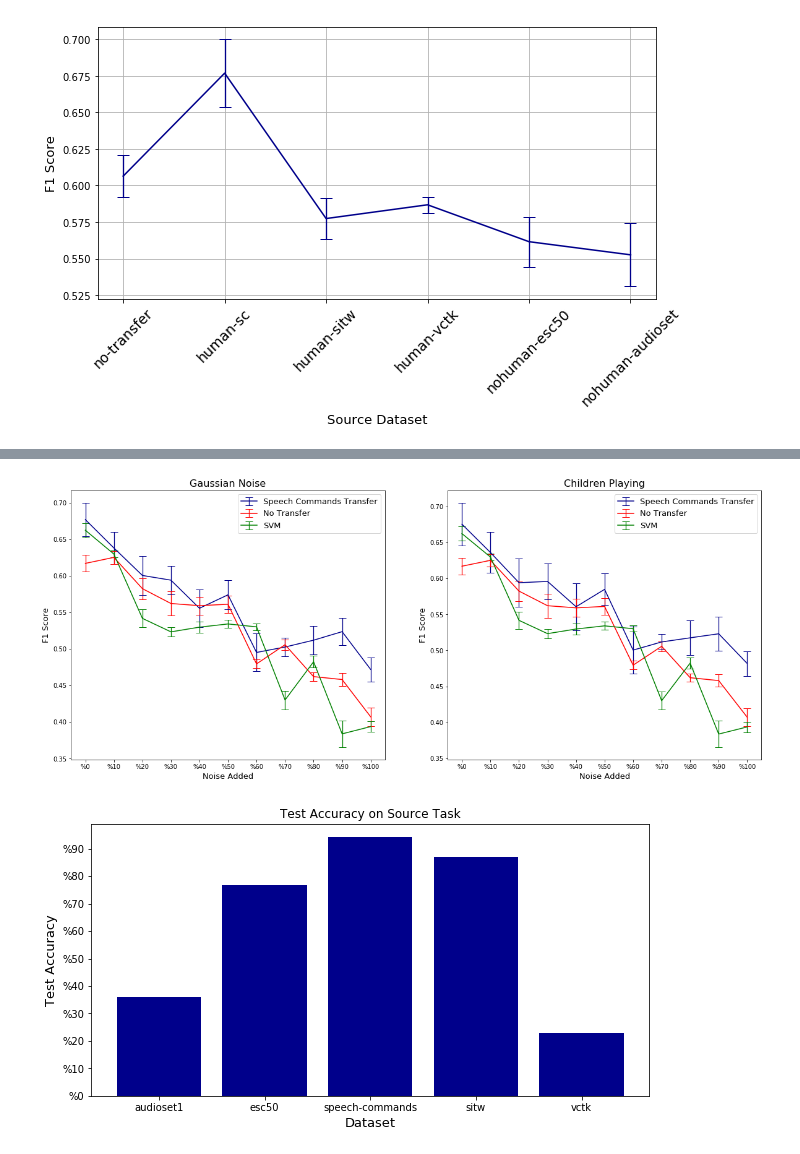
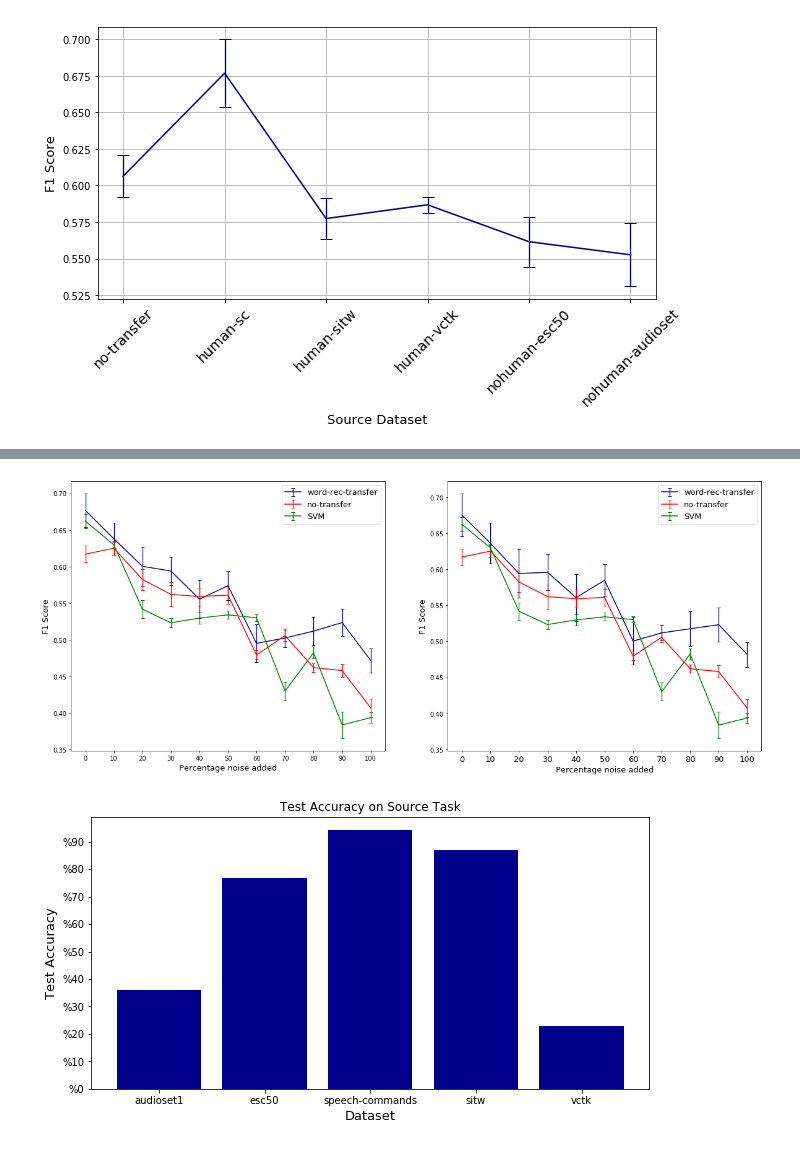
Before and after one commit to onucharles/transfer-learning-adult-to-infant-speech, a Jupyter notebook: experiments/notebooks/Chillanto plots.ipynb, the cells around one changed output, grey strips where cells are left out. Cells and saved outputs as stored; diff of their text form; code cells hidden in the pictures.

Commit message:
Updated notebook with plots and data from SVM experiments. Started work on histogram of audio features.

```diff
--- a/experiments/notebooks/Chillanto plots.ipynb
+++ b/experiments/notebooks/Chillanto plots.ipynb
@@ -85,7 +85,7 @@ def sensitivity(tp,tn,fp,fn, p, n):
 def precision(tp,tn,fp,fn, p, n):
     return tp / (tp + fp)
 
-def f1(args):
+def f1(*args):
     pr = precision(*args)
     rc = sensitivity(*args)
     val =  (2 * pr * rc ) / ( pr + rc)
@@ -195,42 +313,43 @@ results_w_errors = {
 }
 
 for noise_type in results.keys():
     for source_model in results[noise_type].keys():
         mu = np.mean(results[noise_type][source_model], axis=0)
         if error_metric == 'standard_error':
             serr = stats.sem(results[noise_type][source_model], axis=0)
         else:
             std = np.std(results[noise_type][source_model], axis=0)
 
         results_w_errors[noise_type][source_model] = (mu, serr)
 
 lines = [
-    ('human-sc', 'darkblue', 'Speech Commands Transfer'),
-    ('no-transfer', 'red', 'No Transfer'),
+    ('human-sc', 'darkblue', 'word-rec-transfer'),
+    ('no-transfer', 'red', 'no-transfer'),
     ('svm', 'green', 'SVM')
 ]
 
 fig, axs = plt.subplots(figsize=(20,8), ncols=2, sharex=True)
 axs[0].set_ylabel("F1 Score", fontsize=13)
 axs[1].set_ylabel("F1 Score", fontsize=13)
-axs[0].set_xlabel("Noise Added", fontsize=13)
-axs[1].set_xlabel("Noise Added", fontsize=13)
-plt.xticks(np.arange(11), [f'%{(v) * 10}' for v in range(11)])
+axs[0].set_xlabel("Percentage noise added", fontsize=13)
+axs[1].set_xlabel("Percentage noise added", fontsize=13)
+plt.xticks(np.arange(11), [f'{(v) * 10}' for v in range(11)], fontsize=13)
 for idx, key in enumerate(results.keys()):
     for (line, color, label) in lines:
         xs = np.arange(11)
         ys = results_w_errors[key][line][0]
         errors = results_w_errors[key][line][1]
-        axs[idx].errorbar(xs, ys, yerr=errors, fmt='-', color=color, label=label, ecolor=color, elinewidth=1.3, capsize=6)
+        axs[idx].errorbar(xs, ys, yerr=errors, fmt='-', color=color, label=label, ecolor=color,
+                          elinewidth=1.3, capsize=3)
 
 
-axs[0].set_title("Gaussian Noise", fontsize=16)
-axs[1].set_title("Children Playing", fontsize=16)
+# axs[0].set_title("Gaussian Noise", fontsize=16)
+# axs[1].set_title("Children Playing", fontsize=16)
 axs[0].legend(fontsize=13)
 axs[1].legend(fontsize=13)
 plt.show()
 # %% [output]
-[figure, old version]
+[figure, new version]
 # %%
 #API.get_experiment_metrics()
 client = API(api_key=COMET_API_KEY, rest_api_key=COMET_REST_API_KEY)
```
Also changed, not shown: parts of 5 cells of this notebook, 3 other files.
